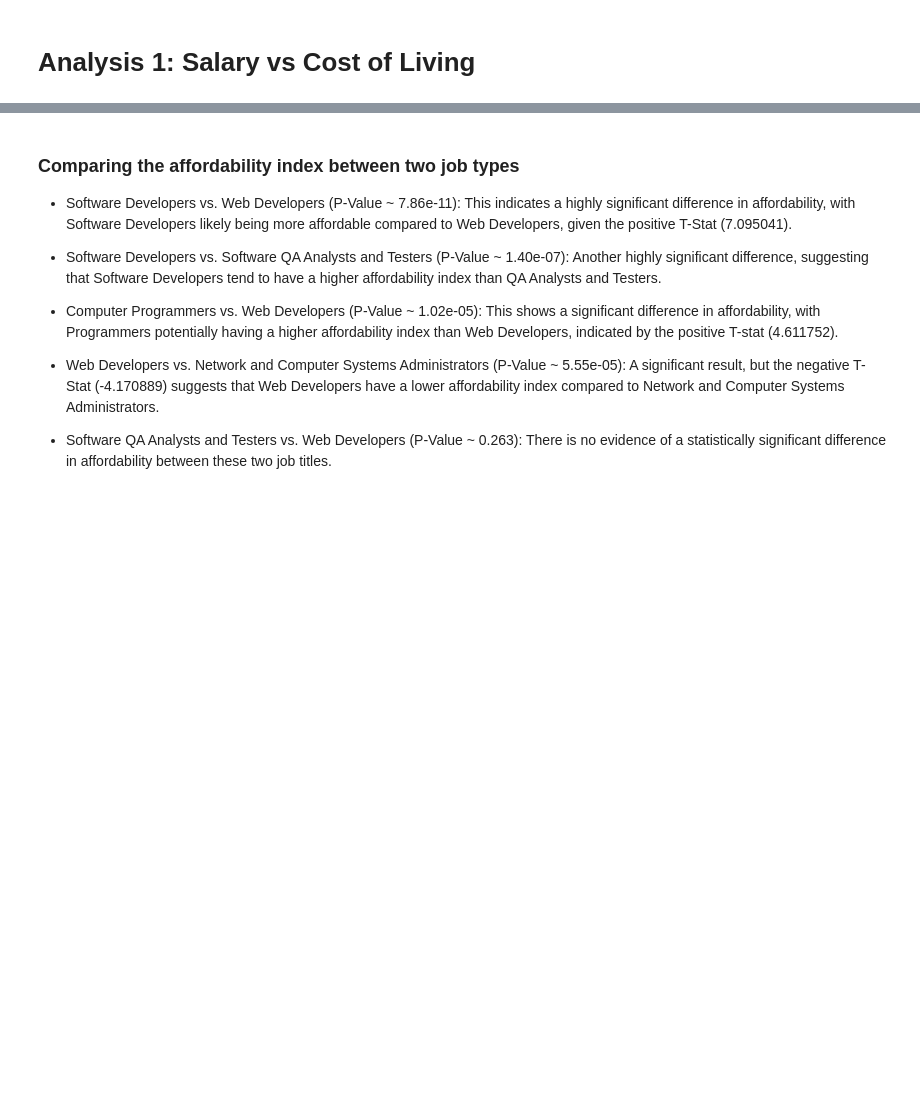
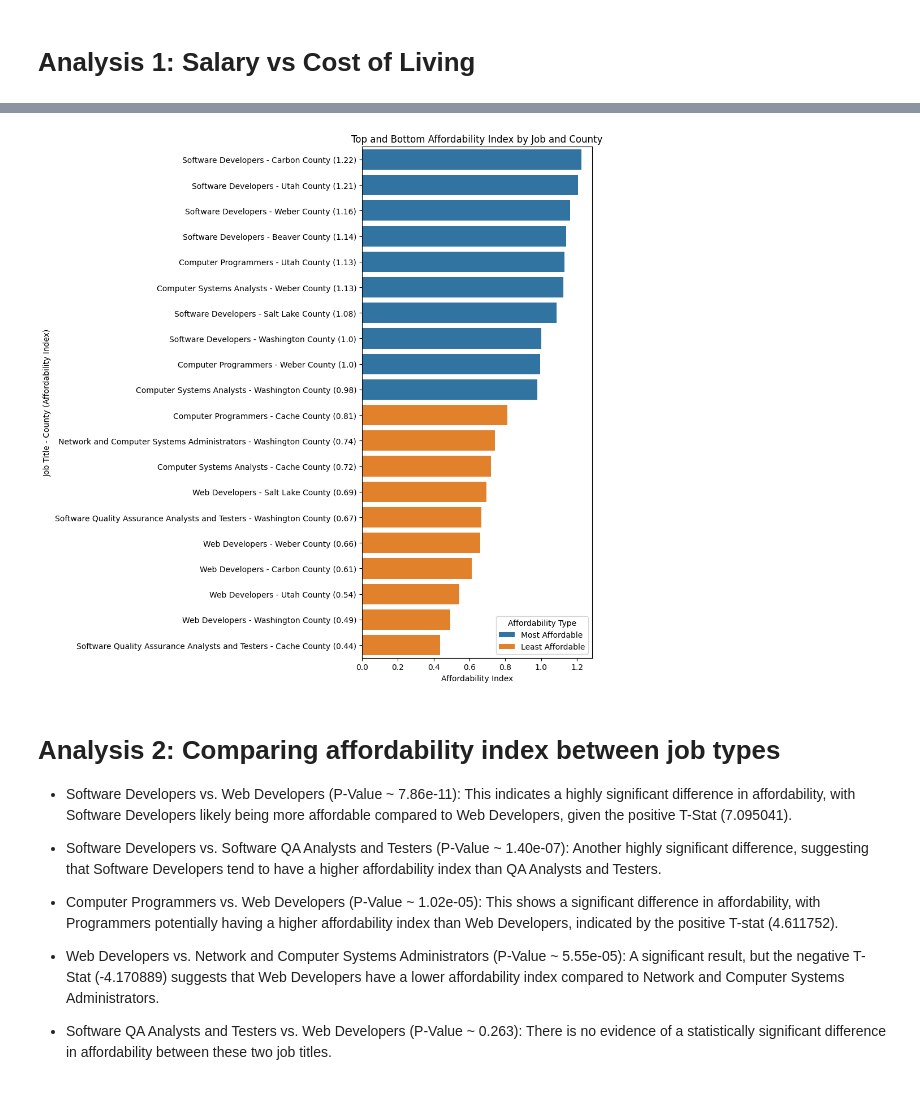
Before and after one commit to Tyler-Johnston/Utah-Programmer-Job-Market-Analysis, a Jupyter notebook: project.ipynb, the cells around one changed output, grey strips where cells are left out. Drawn from its saved outputs; the diff is of its cells as text; code cells hidden in the pictures; blank space fills up the shorter version.

Commit message:
fixed bug in county vs afforrdability index graph

```diff
--- a/project.ipynb
+++ b/project.ipynb
@@ -151,34 +230,46 @@ affordabilityAnalysis(8)
 # %%
+import matplotlib.pyplot as plt
+import seaborn as sns
+
 def plotAffordability(combined_df, num=5):
-    # exclude rows where 'Annual Median' or 'Total.1' is NaN
+    # Exclude rows where 'Annual Median' or 'Total.1' is NaN
     df = combined_df.dropna(subset=['Annual Median', 'Total.1'])
 
-    # calculate the affordability index
-    df['Affordability Index'] = df['Annual Median'] / df['Total.1']
-    sorted_df = df.sort_values(by='Affordability Index', ascending=False)
+    # Group by 'Job Title' and 'Mapped County' and calculate the mean 'Annual Median' and 'Total.1'
+    df_grouped = df.groupby(['Job Title', 'Mapped County']).agg({
+        'Annual Median': 'mean',
+        'Total.1': 'mean'
+    }).reset_index()
+
+    # Calculate the affordability index
+    df_grouped['Affordability Index'] = df_grouped['Annual Median'] / df_grouped['Total.1']
+    sorted_df = df_grouped.sort_values(by='Affordability Index', ascending=False)
 
     most_affordable = sorted_df.head(num)
     least_affordable = sorted_df.tail(num)
 
-    # combine for plotting
+    # Combine for plotting
     plot_df = pd.concat([most_affordable, least_affordable])
     plot_df['Type'] = ['Most Affordable'] * num + ['Least Affordable'] * num
     plot_df['Label'] = plot_df['Job Title'] + " - " + plot_df['Mapped County'] + \
                        " (" + plot_df['Affordability Index'].round(2).astype(str) + ")"
 
-    # create a bar plot
-    plt.figure(figsize=(8, 8))
-    barplot = sns.barplot(x='Affordability Index', y='Label', hue='Type', data=plot_df, dodge=False)
+    # Create a bar plot
+    plt.figure(figsize=(10, 10))
+    sns.barplot(x='Affordability Index', y='Label', hue='Type', data=plot_df, dodge=False)
     plt.title('Top and Bottom Affordability Index by Job and County')
     plt.xlabel('Affordability Index')
     plt.ylabel('Job Title - County (Affordability Index)')
     plt.legend(title='Affordability Type', loc='lower right')
-
+    plt.tight_layout()
     plt.show()
 
+# Note: Replace 'combined_df' with the actual DataFrame object that contains your data.
 plotAffordability(combined_df, 10)
+# %% [output]
+[figure, added]
 # %% [markdown]
-### Comparing the affordability index between two job types
+# Analysis 2: Comparing affordability index between job types
 
 - Software Developers vs. Web Developers (P-Value ~ 7.86e-11): This indicates a highly significant difference in affordability, with Software Developers likely being more affordable compared to Web Developers, given the positive T-Stat (7.095041).
 
```
Also changed, not shown: parts of 6 cells of this notebook, 2 other files.
